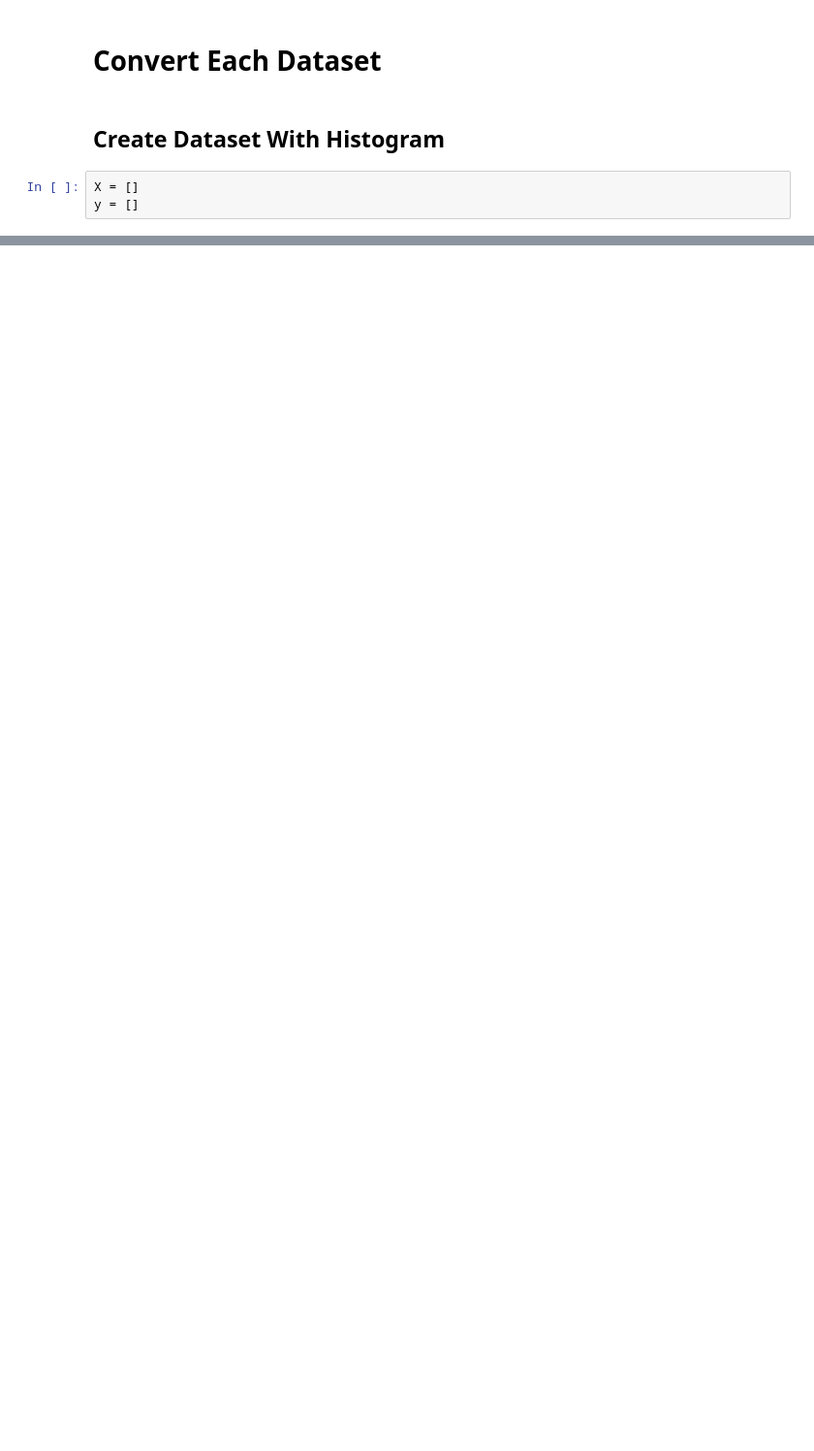
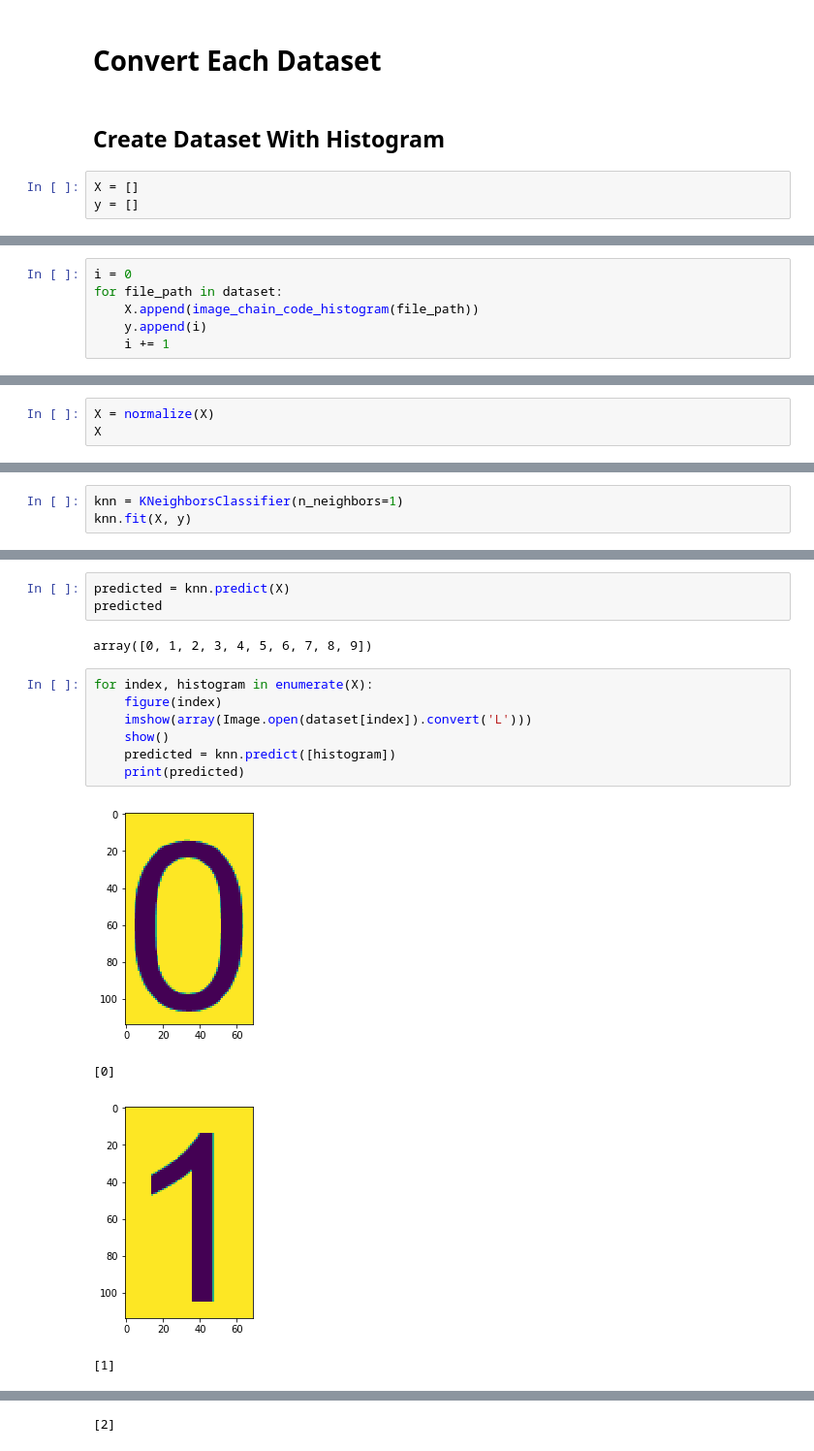
Before and after one commit to agusgun/IF4073-Pengcit, a Jupyter notebook: notebooks/OCR Digit Train.ipynb, the cells around one changed output, grey strips where cells are left out. Shown at 97% size. Saved outputs shown, nothing was run; the diff lists cells and outputs as text; blank space fills up the shorter version.

```diff
--- a/notebooks/OCR Digit Train.ipynb
+++ b/notebooks/OCR Digit Train.ipynb
@@ -174,0 +187,6 @@ for image_path in dataset_digit_2:
+# %%
+i = 0
+for file_path in dataset:
+    X.append(image_chain_code_histogram(file_path))
+    y.append(i)
+    i += 1
@@ -174,0 +217,3 @@ for image_path in dataset_digit_2:
+# %%
+X = normalize(X)
+X
@@ -174,0 +245,3 @@ for image_path in dataset_digit_2:
+# %%
+knn = KNeighborsClassifier(n_neighbors=1)
+knn.fit(X, y)
@@ -174,0 +252,17 @@ for image_path in dataset_digit_2:
+# %%
+predicted = knn.predict(X)
+predicted
+# %% [output]
+array([0, 1, 2, 3, 4, 5, 6, 7, 8, 9])
+# %%
+for index, histogram in enumerate(X):
+    figure(index)
+    imshow(array(Image.open(dataset[index]).convert('L')))
+    show()
+    predicted = knn.predict([histogram])
+    print(predicted)
+# %% [output]
+[figure, added]
+[0]
+[figure, added]
+[1]
@@ -174,0 +270 @@ for image_path in dataset_digit_2:
+[2]
```
Also changed, not shown: parts of 30 cells of this notebook, 2 other files.
